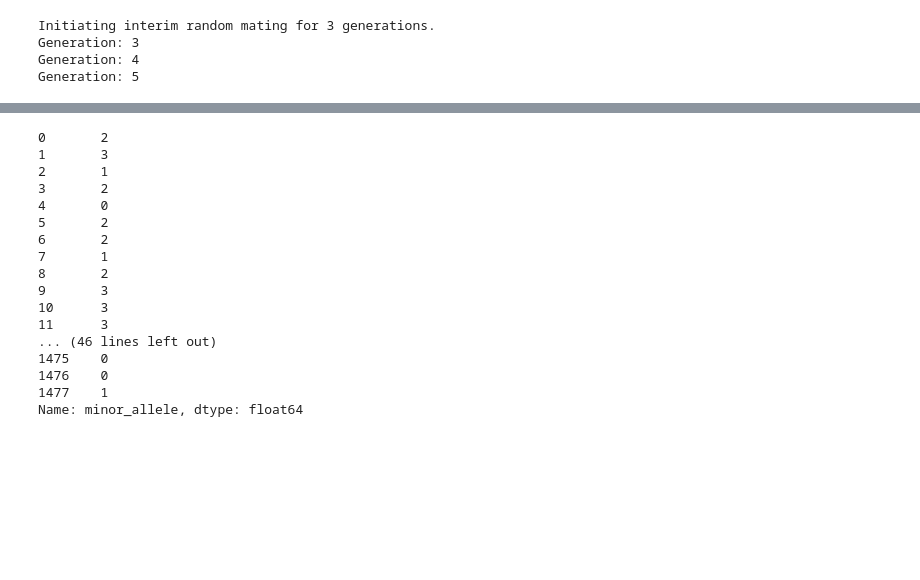
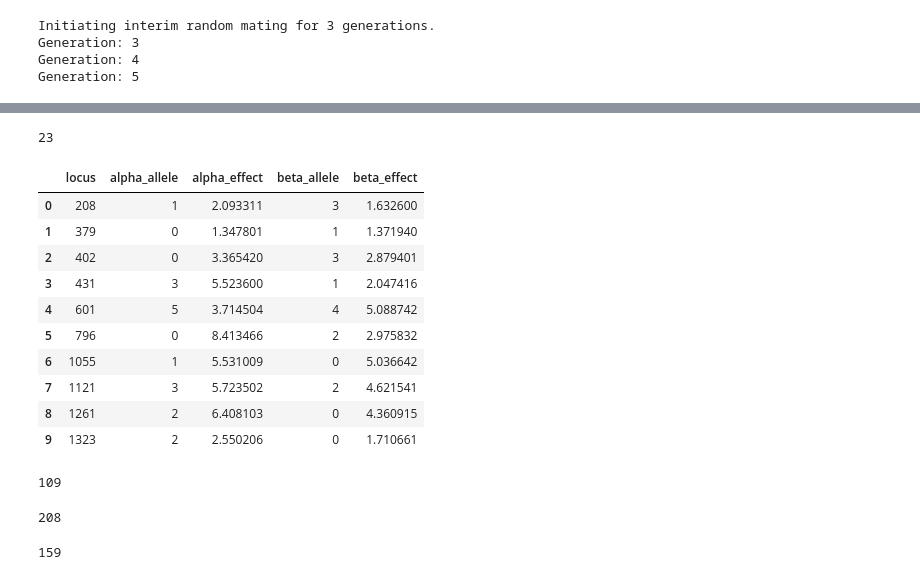
Before and after one commit to maizeatlas/saegus, a Jupyter notebook: devel/magic/1478/run_daoko_girl_development.ipynb, the cells around one changed output, grey strips where cells are left out. Saved outputs shown, nothing was run; the diff lists cells and outputs as text; code cells hidden in the pictures; blank space fills up the shorter version.

```diff
--- a/devel/magic/1478/run_daoko_girl_development.ipynb
+++ b/devel/magic/1478/run_daoko_girl_development.ipynb
@@ -337,20 +309,0 @@ hmap = gwas.hapmap_formatter(int_to_snp_map, 'reformed_gwas_daoko_girl_hapmap_fi
-# %%
-af['minor_allele']
-# %% [output]
-0       2
-1       3
-2       1
-3       2
-4       0
-5       2
-6       2
-7       1
-8       2
-9       3
-10      3
-11      3
-... (46 lines left out)
-1475    0
-1476    0
-1477    1
-Name: minor_allele, dtype: float64
@@ -371,0 +310,30 @@ intermediate_data.close()
+# %%
+tassel_to_saegus_loci[13]
+# %% [output]
+23
+# %%
+aeframe
+# %% [output]
+|  | locus | alpha_allele | alpha_effect | beta_allele | beta_effect |
+| 0 | 208 | 1 | 2.093311 | 3 | 1.632600 |
+| 1 | 379 | 0 | 1.347801 | 1 | 1.371940 |
+| 2 | 402 | 0 | 3.365420 | 3 | 2.879401 |
+| 3 | 431 | 3 | 5.523600 | 1 | 2.047416 |
+| 4 | 601 | 5 | 3.714504 | 4 | 5.088742 |
+| 5 | 796 | 0 | 8.413466 | 2 | 2.975832 |
+| 6 | 1055 | 1 | 5.531009 | 0 | 5.036642 |
+| 7 | 1121 | 3 | 5.723502 | 2 | 4.621541 |
+| 8 | 1261 | 2 | 6.408103 | 0 | 4.360915 |
+| 9 | 1323 | 2 | 2.550206 | 0 | 1.710661 |
+# %%
+saegus_to_tassel_loci[208]
+# %% [output]
+109
+# %%
+saegus_to_tassel_loci[379]
+# %% [output]
+208
+# %%
+tassel_to_saegus_loci[87]
+# %% [output]
+159
```
Also changed, not shown: parts of 65 cells of this notebook, 20 other files.
